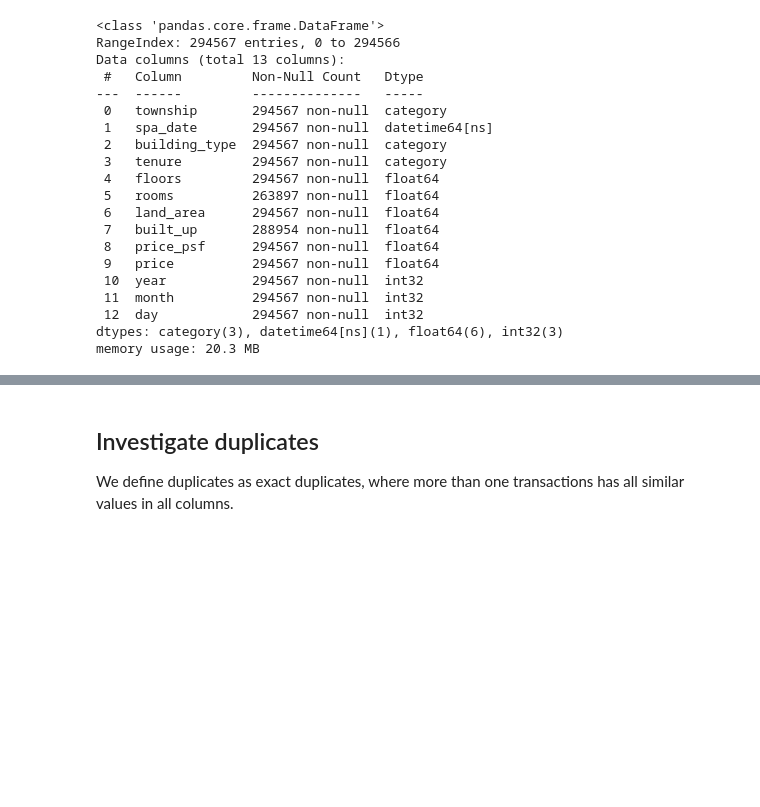
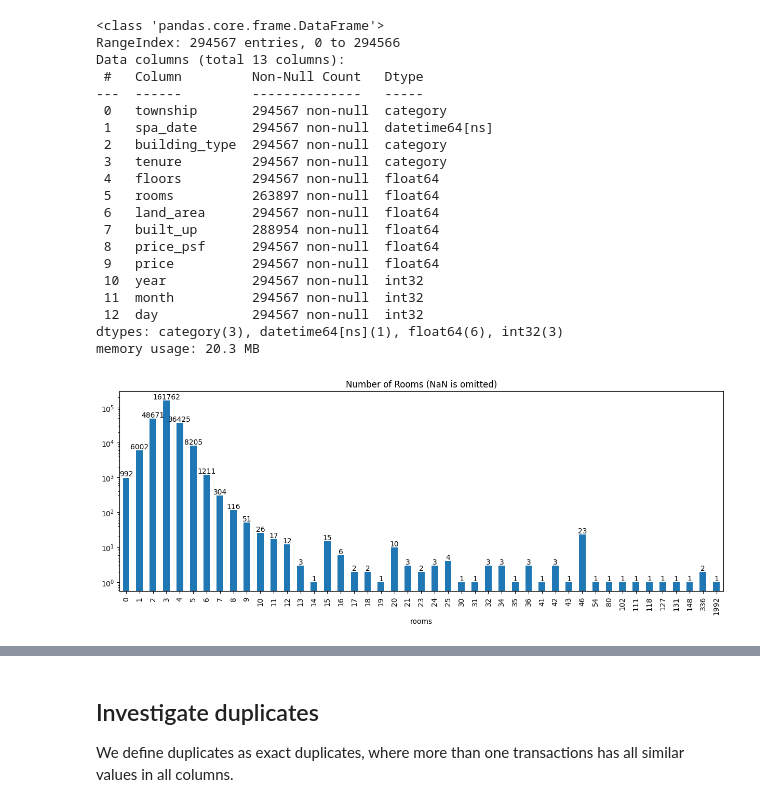
Before and after one commit to yuenherny/kl-house-price-forecasting, a Jupyter notebook: notebooks/03 - Data Cleaning 1.ipynb, the cells around one changed output, grey strips where cells are left out. Cells and saved outputs as stored; diff of their text form; code cells hidden in the pictures; blank space fills up the shorter version.

Commit message:
Create exploration plots

```diff
--- a/notebooks/03 - Data Cleaning 1.ipynb
+++ b/notebooks/03 - Data Cleaning 1.ipynb
@@ -290,3 +291,15 @@ Data columns (total 13 columns):
  12  day            294567 non-null  int32
 dtypes: category(3), datetime64[ns](1), float64(6), int32(3)
 memory usage: 20.3 MB
+# %%
+ax = df_transactions['rooms'].value_counts().sort_index().plot(
+    kind='bar',
+    logy=True,
+    figsize=(15, 5),
+    title='Number of Rooms (NaN is omitted)'
+)
+ax.bar_label(ax.containers[0], fmt='%.0f')
+ax.set_xticklabels(df_transactions['rooms'].value_counts().sort_index().index.astype(int))
+plt.show()
+# %% [output]
+[figure, added]
```
Also changed, not shown: parts of 6 cells of this notebook.
